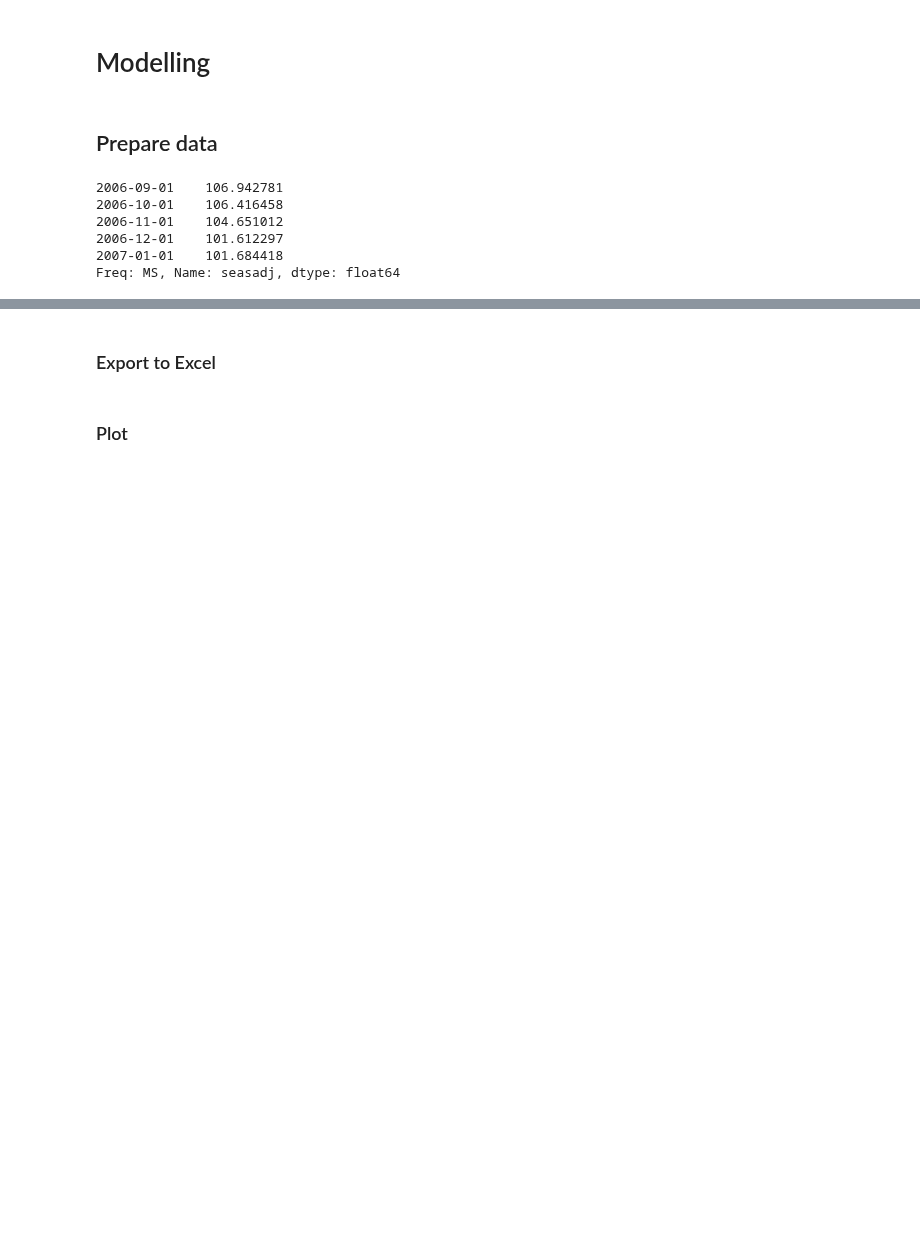
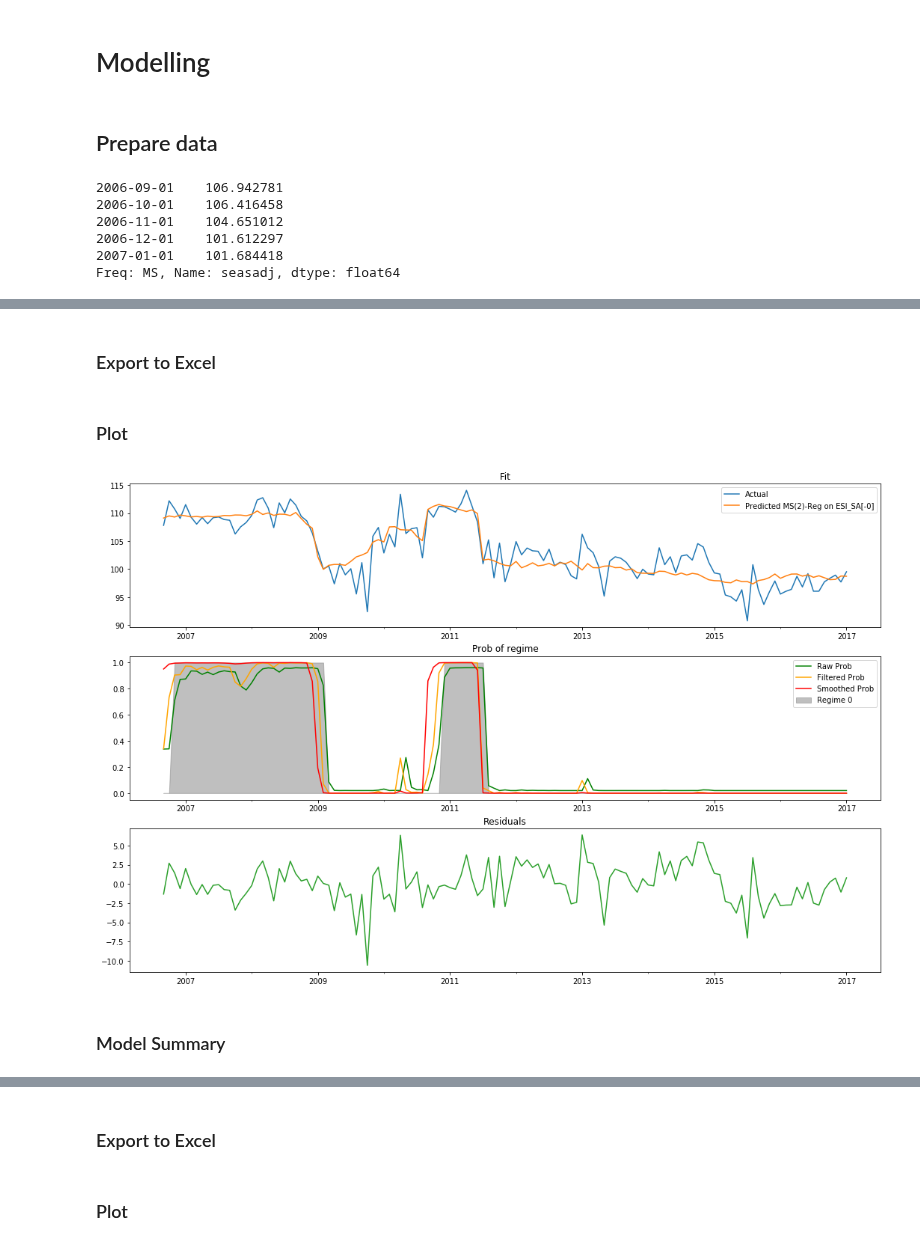
Before and after one commit to NowanIlfideme/masters_switching_models, a Jupyter notebook: notebooks/2020-02-01_Model_Rerun.ipynb, the cells around one changed output, grey strips where cells are left out. Saved outputs shown, nothing was run; the diff lists cells and outputs as text; code cells hidden in the pictures; blank space fills up the shorter version.

Commit message:
Rerun with additional models.

```diff
--- a/notebooks/2020-02-01_Model_Rerun.ipynb
+++ b/notebooks/2020-02-01_Model_Rerun.ipynb
@@ -96,0 +168,3 @@ data.plot.line(subplots=True);
+# %%
+out_m0 = path_output / "no_lag"
+out_m0.mkdir(exist_ok=True, parents=True)
@@ -96,0 +208,2 @@ data.plot.line(subplots=True);
+# %% [markdown]
+### Export to Excel
@@ -96,0 +215,33 @@ data.plot.line(subplots=True);
+# %% [markdown]
+### Plot
+# %%
+fig, ax = plt.subplots(3, 1, figsize=(18, 12))
+
+ax[0].set_title("Fit")
+res_m0.actual.plot.line(ax=ax[0], color="C0", label="Actual")
+res_m0.pred.plot.line(ax=ax[0], color="C1", label="Predicted MS(2)-Reg on ESI_SA[-0]")
+ax[0].legend()
+
+ax[1].set_title("Prob of regime")
+res_m0.prob_raw.plot.line(ax=ax[1], color="green", label="Raw Prob")
+res_m0.prob_filtered.plot.line(ax=ax[1], color="orange", label="Filtered Prob")
+res_m0.prob_smoothed.plot.line(ax=ax[1], color="red", label="Smoothed Prob")
+ax[1].fill_between(
+    data.index,
+    0,
+    (res_m0.prob_raw > 0.5).astype(int),
+    color="grey",
+    alpha=0.5,
+    label="Regime 0",
+)
+ax[1].legend()
+
+ax[2].set_title("Residuals")
+res_m0.resid.plot.line(ax=ax[2], color="C2")
+
+fig.savefig(out_m0 / "model_fits.png")
+fig;
+# %% [output]
+[figure, added]
+# %% [markdown]
+### Model Summary
```
Also changed, not shown: parts of 24 cells of this notebook.
